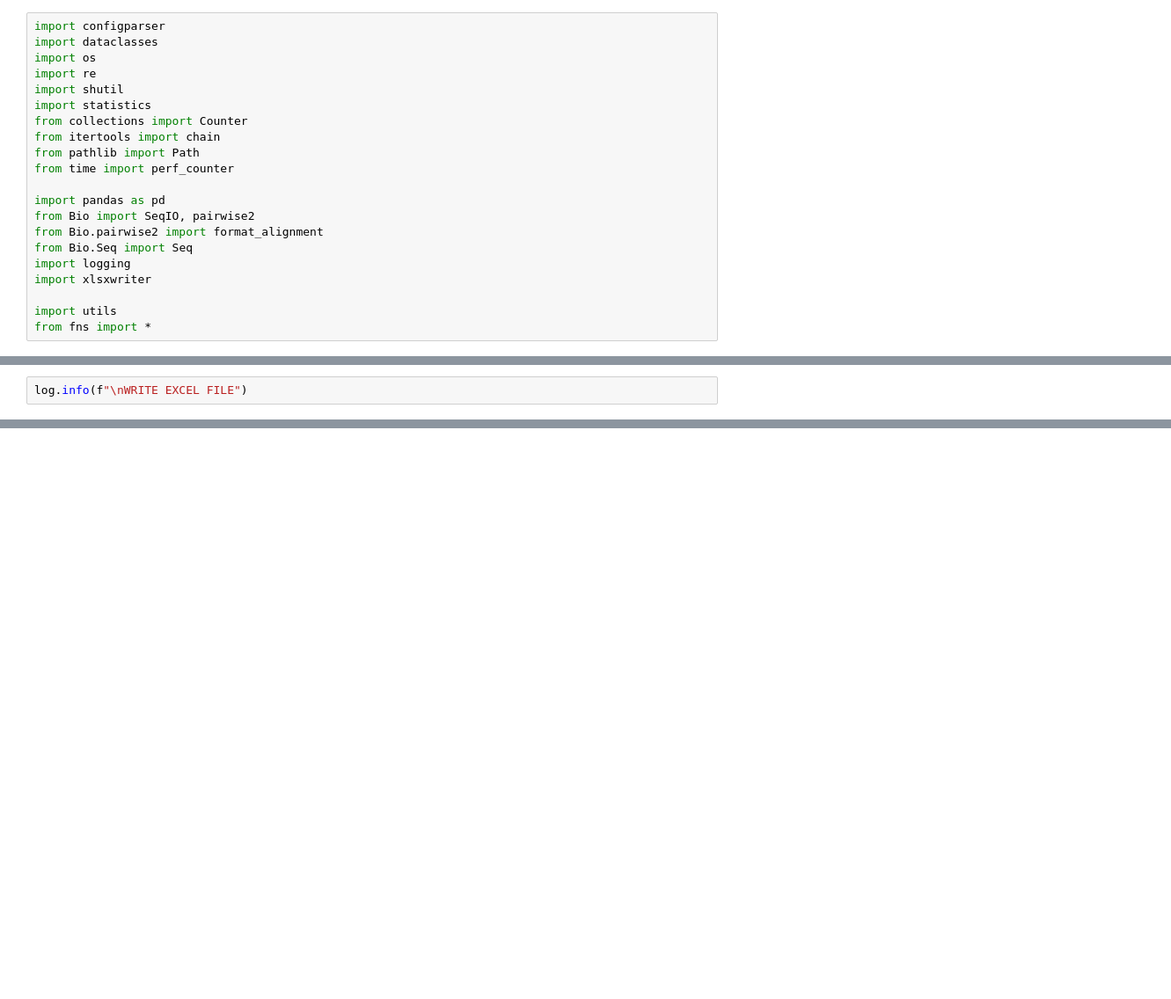
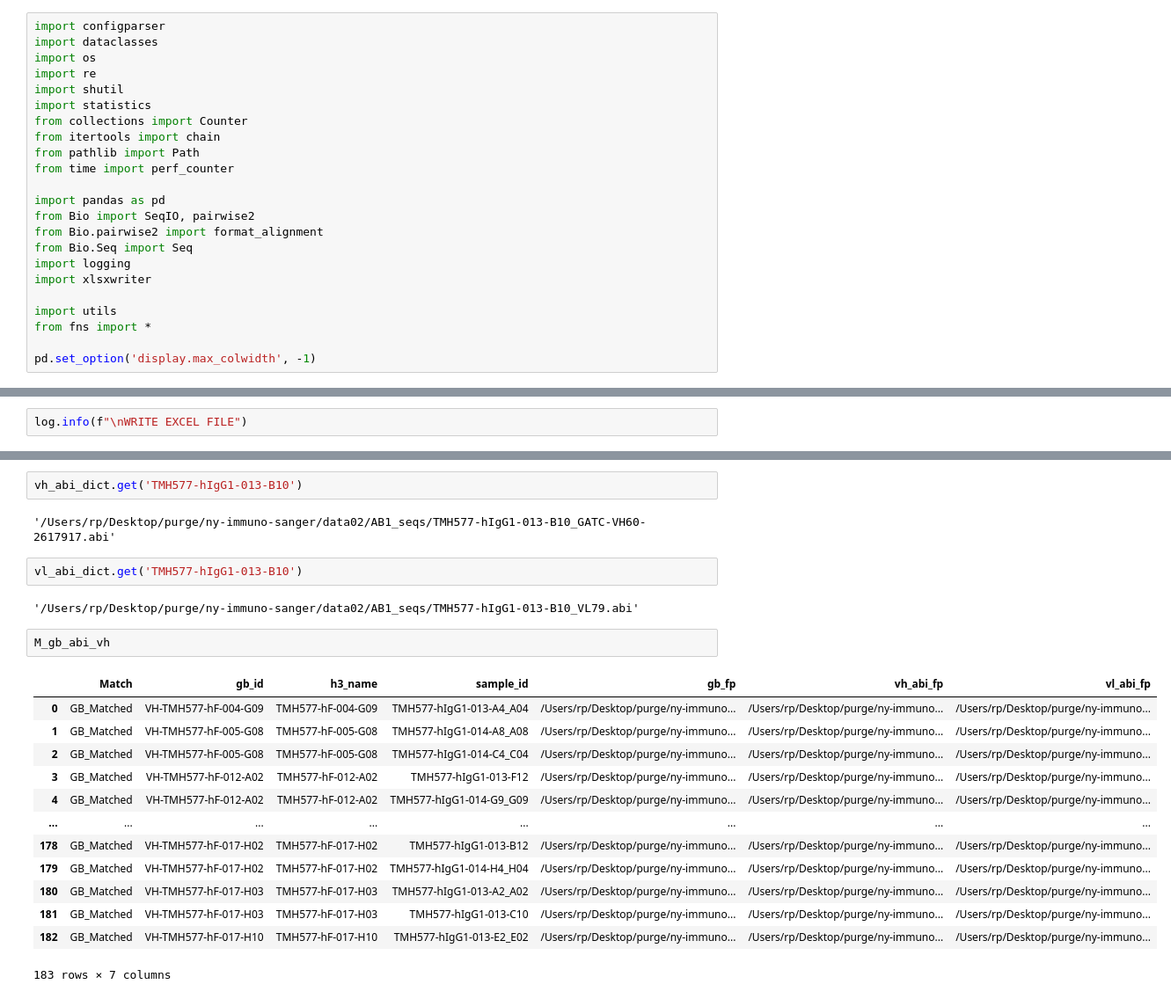
Before and after one commit to rosaak/ny-immuno-sanger, a Jupyter notebook: nbs2/vh_vl_splitter.ipynb, the cells around one changed output, grey strips where cells are left out. Shown at 88% size. Drawn from its saved outputs; the diff is of its cells as text; blank space fills up the shorter version.

```diff
--- a/nbs2/vh_vl_splitter.ipynb
+++ b/nbs2/vh_vl_splitter.ipynb
@@ -19,6 +19,8 @@ import xlsxwriter
 
 import utils
 from fns import *
+
+pd.set_option('display.max_colwidth', -1)
 # %% [markdown]
 ## START LOGGING
 # %%
@@ -237,0 +262,24 @@ dfz.head(10)
+# %%
+vh_abi_dict.get('TMH577-hIgG1-013-B10')
+# %% [output]
+'/Users/rp/Desktop/purge/ny-immuno-sanger/data02/AB1_seqs/TMH577-hIgG1-013-B10_GATC-VH60-2617917.abi'
+# %%
+vl_abi_dict.get('TMH577-hIgG1-013-B10')
+# %% [output]
+'/Users/rp/Desktop/purge/ny-immuno-sanger/data02/AB1_seqs/TMH577-hIgG1-013-B10_VL79.abi'
+# %%
+M_gb_abi_vh
+# %% [output]
+|  | Match | gb_id | h3_name | sample_id | gb_fp | vh_abi_fp | vl_abi_fp |
+| 0 | GB_Matched | VH-TMH577-hF-004-G09 | TMH577-hF-004-G09 | TMH577-hIgG1-013-A4_A04 | /Users/rp/Desktop/purge/ny-immuno... | /Users/rp/Desktop/purge/ny-immuno... | /Users/rp/Desktop/purge/ny-immuno... |
+| 1 | GB_Matched | VH-TMH577-hF-005-G08 | TMH577-hF-005-G08 | TMH577-hIgG1-014-A8_A08 | /Users/rp/Desktop/purge/ny-immuno... | /Users/rp/Desktop/purge/ny-immuno... | /Users/rp/Desktop/purge/ny-immuno... |
+| 2 | GB_Matched | VH-TMH577-hF-005-G08 | TMH577-hF-005-G08 | TMH577-hIgG1-014-C4_C04 | /Users/rp/Desktop/purge/ny-immuno... | /Users/rp/Desktop/purge/ny-immuno... | /Users/rp/Desktop/purge/ny-immuno... |
+| 3 | GB_Matched | VH-TMH577-hF-012-A02 | TMH577-hF-012-A02 | TMH577-hIgG1-013-F12 | /Users/rp/Desktop/purge/ny-immuno... | /Users/rp/Desktop/purge/ny-immuno... | /Users/rp/Desktop/purge/ny-immuno... |
+| 4 | GB_Matched | VH-TMH577-hF-012-A02 | TMH577-hF-012-A02 | TMH577-hIgG1-014-G9_G09 | /Users/rp/Desktop/purge/ny-immuno... | /Users/rp/Desktop/purge/ny-immuno... | /Users/rp/Desktop/purge/ny-immuno... |
+| ... | ... | ... | ... | ... | ... | ... | ... |
+| 178 | GB_Matched | VH-TMH577-hF-017-H02 | TMH577-hF-017-H02 | TMH577-hIgG1-013-B12 | /Users/rp/Desktop/purge/ny-immuno... | /Users/rp/Desktop/purge/ny-immuno... | /Users/rp/Desktop/purge/ny-immuno... |
+| 179 | GB_Matched | VH-TMH577-hF-017-H02 | TMH577-hF-017-H02 | TMH577-hIgG1-014-H4_H04 | /Users/rp/Desktop/purge/ny-immuno... | /Users/rp/Desktop/purge/ny-immuno... | /Users/rp/Desktop/purge/ny-immuno... |
+| 180 | GB_Matched | VH-TMH577-hF-017-H03 | TMH577-hF-017-H03 | TMH577-hIgG1-013-A2_A02 | /Users/rp/Desktop/purge/ny-immuno... | /Users/rp/Desktop/purge/ny-immuno... | /Users/rp/Desktop/purge/ny-immuno... |
+| 181 | GB_Matched | VH-TMH577-hF-017-H03 | TMH577-hF-017-H03 | TMH577-hIgG1-013-C10 | /Users/rp/Desktop/purge/ny-immuno... | /Users/rp/Desktop/purge/ny-immuno... | /Users/rp/Desktop/purge/ny-immuno... |
+| 182 | GB_Matched | VH-TMH577-hF-017-H10 | TMH577-hF-017-H10 | TMH577-hIgG1-013-E2_E02 | /Users/rp/Desktop/purge/ny-immuno... | /Users/rp/Desktop/purge/ny-immuno... | /Users/rp/Desktop/purge/ny-immuno... |
+183 rows × 7 columns
```
Also changed, not shown: parts of 21 cells of this notebook.
